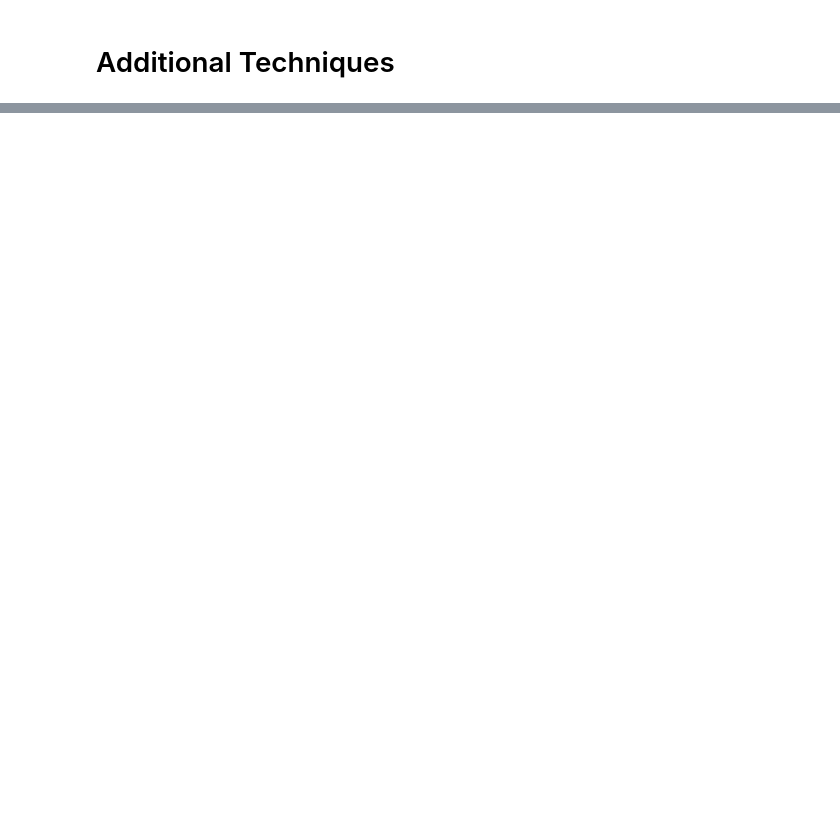
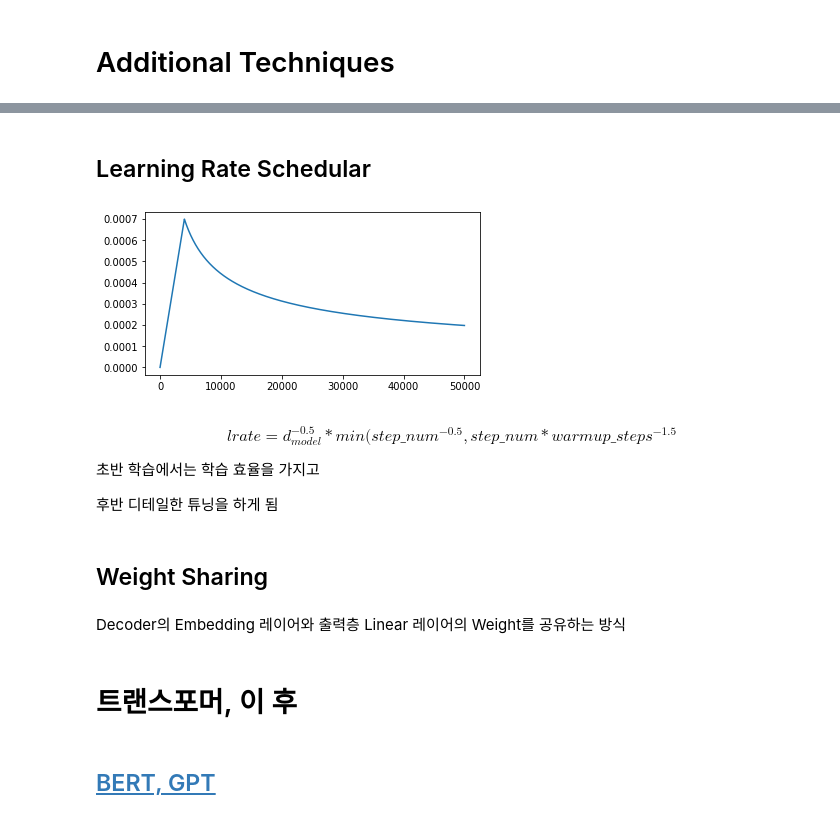
Before and after one commit to LBR56/aiffel, a Jupyter notebook: Lms/NLP/09_transformer/summary.ipynb, the cells around one changed output, grey strips where cells are left out. Saved outputs shown, nothing was run; the diff lists cells and outputs as text; code cells hidden in the pictures; blank space fills up the shorter version.

```diff
--- a/Lms/NLP/09_transformer/summary.ipynb
+++ b/Lms/NLP/09_transformer/summary.ipynb
@@ -207,0 +222,34 @@ plt.show()
+# %% [markdown]
+## Learning Rate Schedular
+# %%
+import matplotlib.pyplot as plt
+import numpy as np
+
+d_model = 512
+warmup_steps = 4000
+
+lrates = []
+for step_num in range(1, 50000):
+    lrate = (np.power(d_model, -0.5)) * np.min(
+        [np.power(step_num, -0.5), step_num * np.power(warmup_steps, -1.5)])
+    lrates.append(lrate)
+
+plt.figure(figsize=(6, 3))
+plt.plot(lrates)
+plt.show()
+# %% [output]
+[figure, added]
+# %% [markdown]
+$$ lrate = d^{-0.5}_{model}*min(step\_num^{-0.5}, step\_num*warmup\_steps^{-1.5}$$
+
+초반 학습에서는 학습 효율을 가지고
+
+후반 디테일한 튜닝을 하게 됨
+# %% [markdown]
+## Weight Sharing
+# %% [markdown]
+Decoder의 Embedding 레이어와 출력층 Linear 레이어의 Weight를 공유하는 방식
+# %% [markdown]
+# 트랜스포머, 이 후
+# %% [markdown]
+## [BERT, GPT](https://ratsgo.github.io/nlpbook/docs/language_model/bert_gpt/)
```
Also changed, not shown: parts of 11 cells of this notebook, 1 other file.
